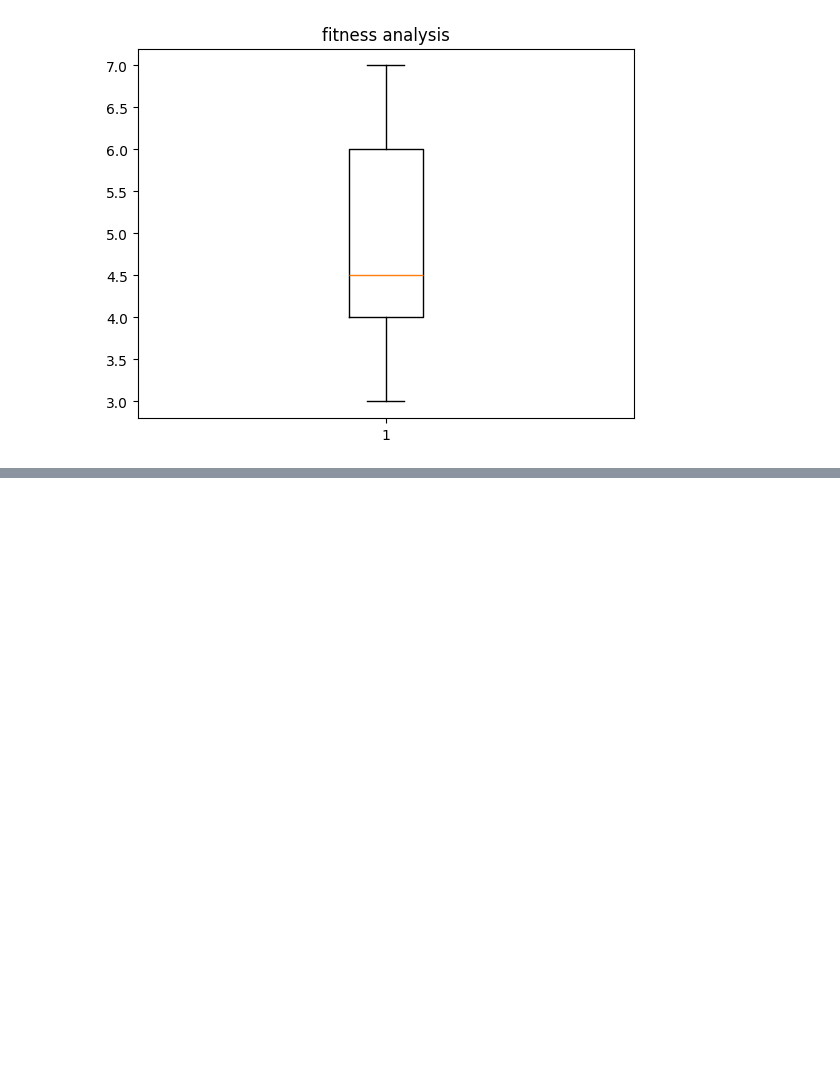
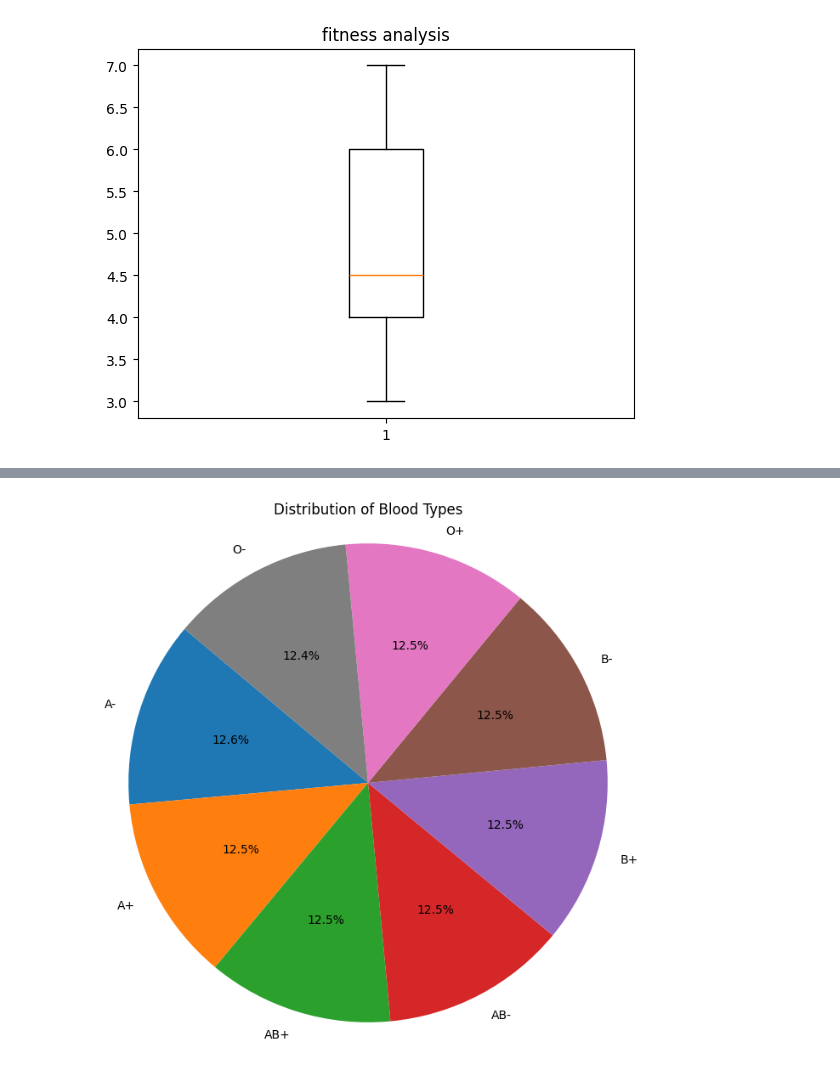
Before and after one commit to Udaythecoder/ethnotech, a Jupyter notebook: day_3.ipynb, the cells around one changed output, grey strips where cells are left out. Drawn from its saved outputs; the diff is of its cells as text; code cells hidden in the pictures; blank space fills up the shorter version.

```diff
--- a/day_3.ipynb
+++ b/day_3.ipynb
@@ -97,0 +159,10 @@ plt.show()
+# %%
+blood_type_counts = data['Blood Type'].value_counts()
+
+plt.figure(figsize=(8, 8))
+plt.pie(blood_type_counts, labels=blood_type_counts.index, autopct='%1.1f%%', startangle=140)
+plt.title('Distribution of Blood Types')
+plt.axis('equal')
+plt.show()
+# %% [output]
+[figure, added]
```
Also changed, not shown: parts of 10 cells of this notebook.
